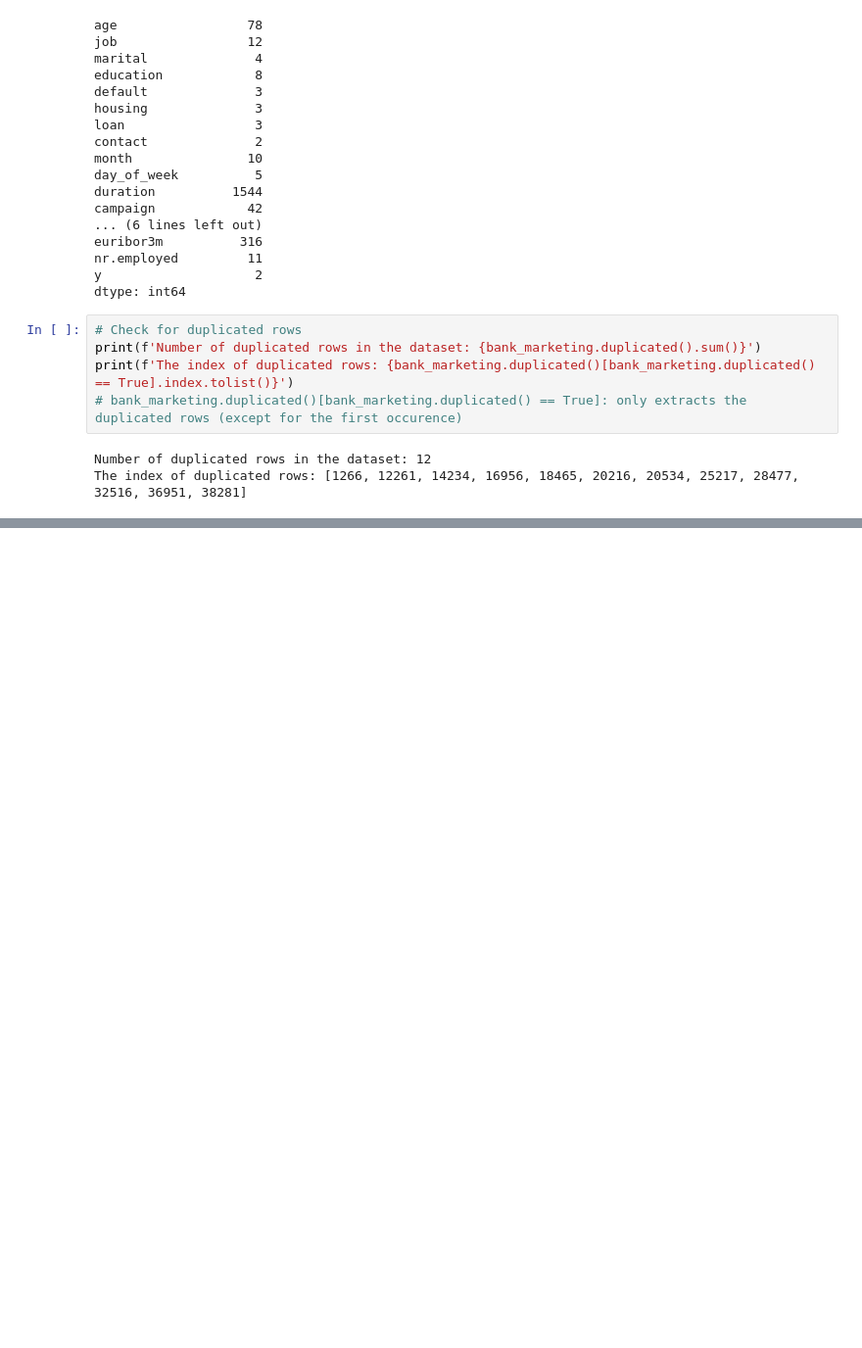
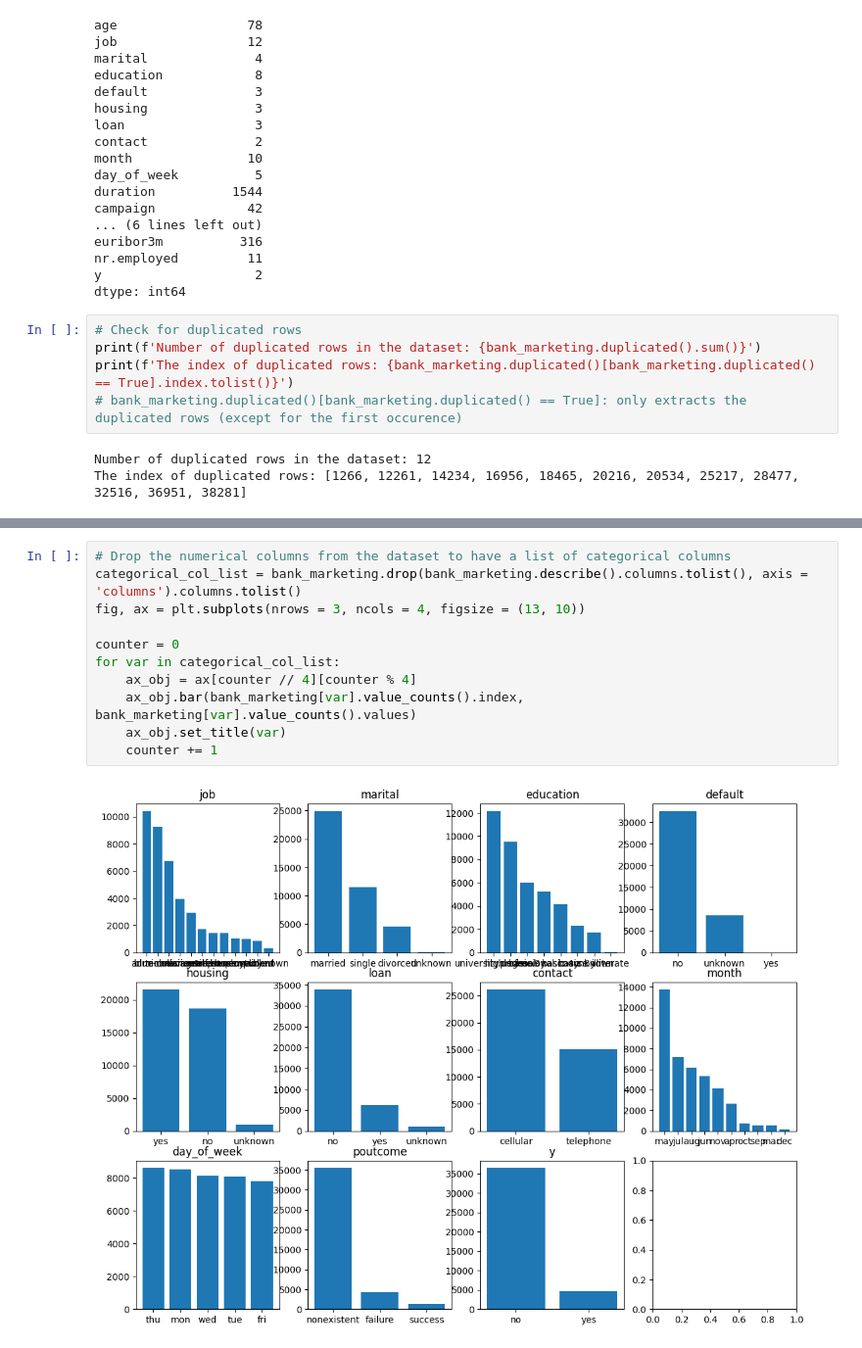
Before and after one commit to thaianle/bank-marketing, a Jupyter notebook: bank-marketing.ipynb, the cells around one changed output, grey strips where cells are left out. Shown: that part at 98% size. Saved outputs shown, nothing was run; the diff lists cells and outputs as text; blank space fills up the shorter version.

```diff
--- a/bank-marketing.ipynb
+++ b/bank-marketing.ipynb
@@ -104,0 +132,13 @@ The index of duplicated rows: [1266, 12261, 14234, 16956, 18465, 20216, 20534, 2
+# %%
+# Drop the numerical columns from the dataset to have a list of categorical columns
+categorical_col_list = bank_marketing.drop(bank_marketing.describe().columns.tolist(), axis = 'columns').columns.tolist()
+fig, ax = plt.subplots(nrows = 3, ncols = 4, figsize = (13, 10))
+
+counter = 0
+for var in categorical_col_list:
+    ax_obj = ax[counter // 4][counter % 4]
+    ax_obj.bar(bank_marketing[var].value_counts().index, bank_marketing[var].value_counts().values)
+    ax_obj.set_title(var)
+    counter += 1
+# %% [output]
+[figure, added]
```
Also changed, not shown: parts of 6 cells of this notebook.
